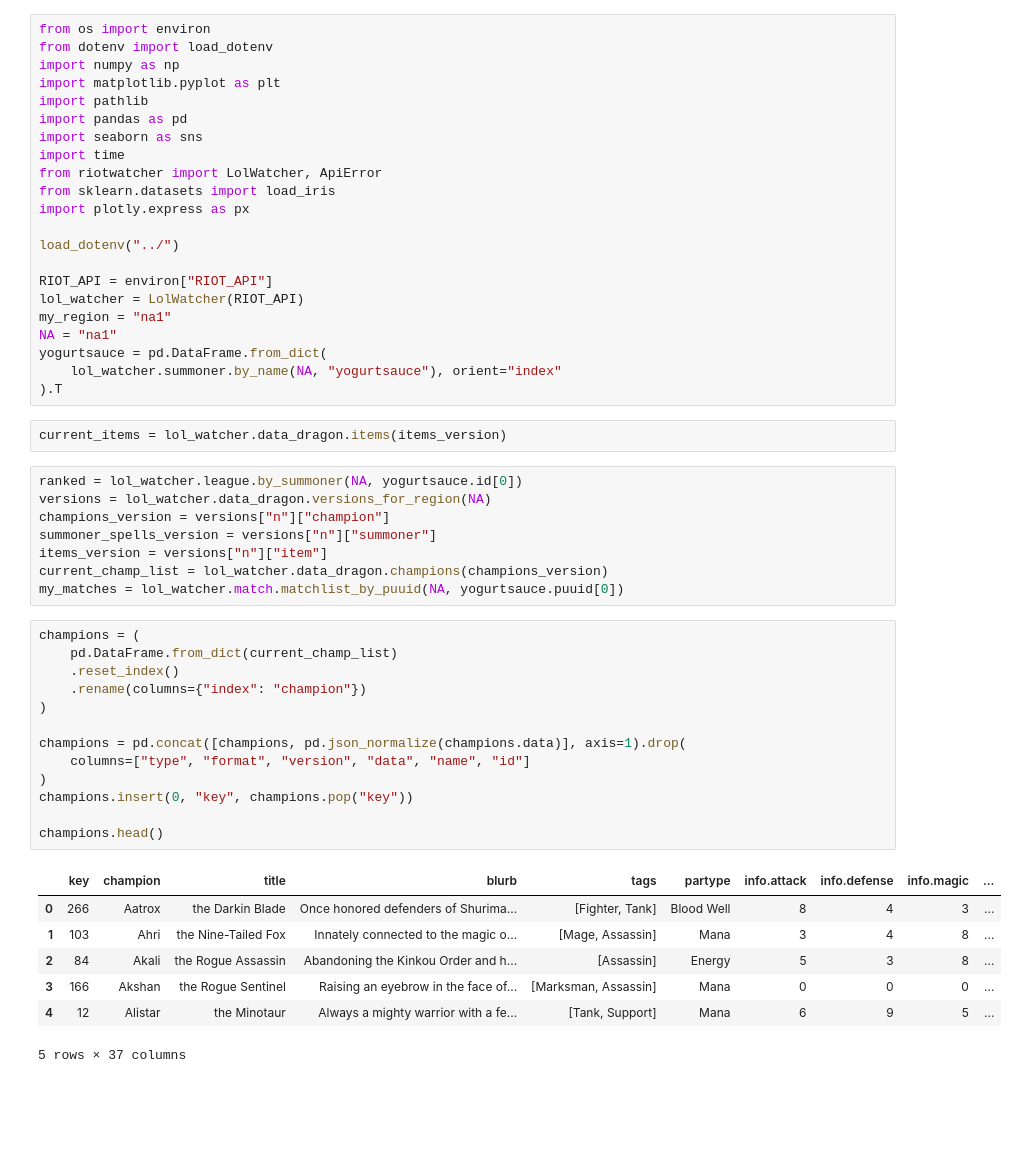
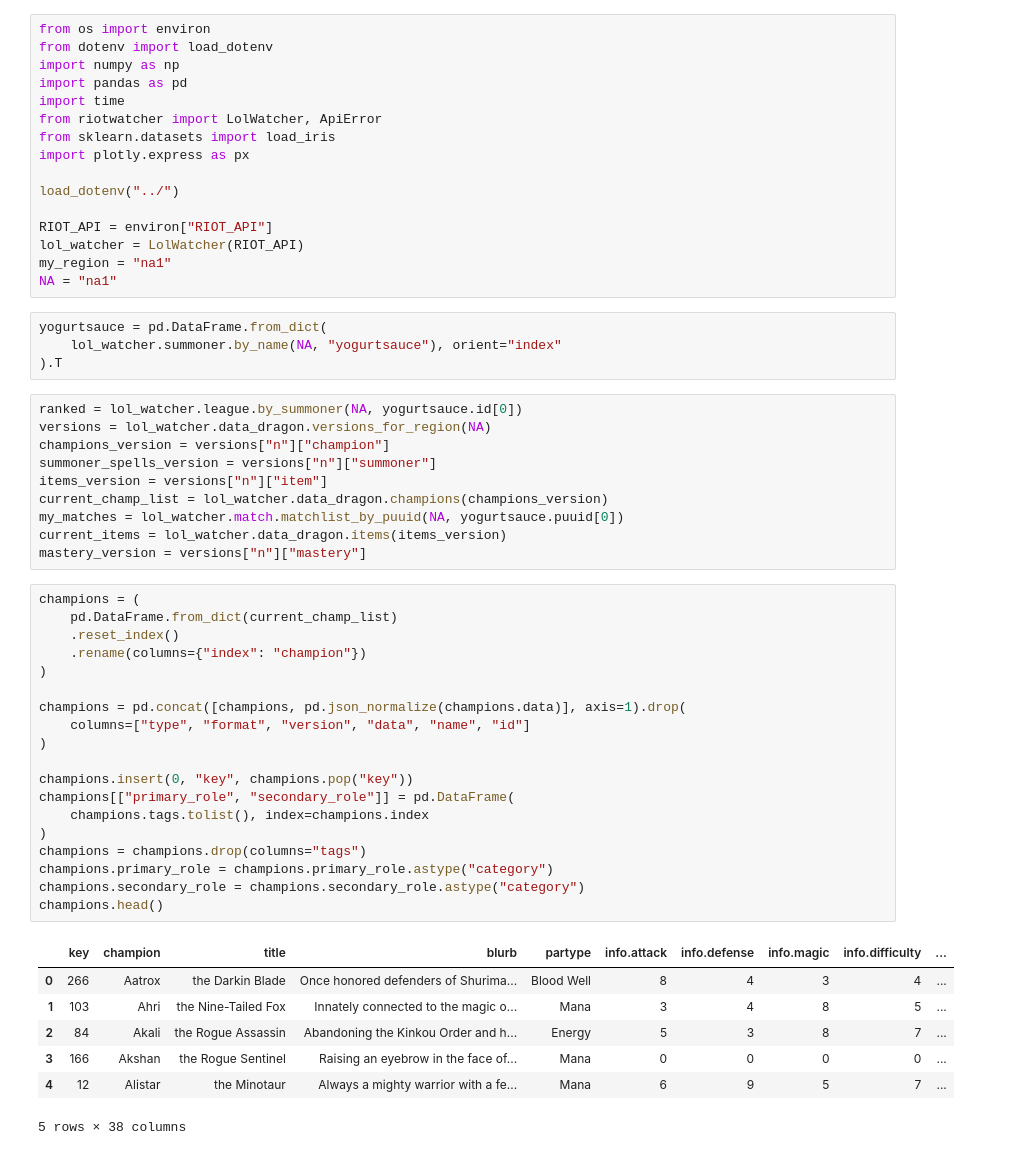
Before and after one commit to nicholasptran/league-information, a Jupyter notebook: notebooks/first_notebook.ipynb, the cells around one changed output. Cells and saved outputs as stored; diff of their text form; blank space fills up the shorter version.

Commit message:
added more of the champion variables to the final df

```diff
--- a/notebooks/first_notebook.ipynb
+++ b/notebooks/first_notebook.ipynb
@@ -2,10 +2,7 @@
 from os import environ
 from dotenv import load_dotenv
 import numpy as np
-import matplotlib.pyplot as plt
-import pathlib
 import pandas as pd
-import seaborn as sns
 import time
 from riotwatcher import LolWatcher, ApiError
 from sklearn.datasets import load_iris
@@ -17,11 +14,10 @@ RIOT_API = environ["RIOT_API"]
 lol_watcher = LolWatcher(RIOT_API)
 my_region = "na1"
 NA = "na1"
-yogurtsauce = pd.DataFrame.from_dict(
-    lol_watcher.summoner.by_name(NA, "yogurtsauce"), orient="index"
-).T
-# %%
-current_items = lol_watcher.data_dragon.items(items_version)
+# %%
+yogurtsauce = pd.DataFrame.from_dict(
+    lol_watcher.summoner.by_name(NA, "yogurtsauce"), orient="index"
+).T
 # %%
 ranked = lol_watcher.league.by_summoner(NA, yogurtsauce.id[0])
 versions = lol_watcher.data_dragon.versions_for_region(NA)
@@ -30,24 +26,32 @@ summoner_spells_version = versions["n"]["summoner"]
 items_version = versions["n"]["item"]
 current_champ_list = lol_watcher.data_dragon.champions(champions_version)
 my_matches = lol_watcher.match.matchlist_by_puuid(NA, yogurtsauce.puuid[0])
+current_items = lol_watcher.data_dragon.items(items_version)
+mastery_version = versions["n"]["mastery"]
 # %%
 champions = (
     pd.DataFrame.from_dict(current_champ_list)
     .reset_index()
     .rename(columns={"index": "champion"})
 )
 
 champions = pd.concat([champions, pd.json_normalize(champions.data)], axis=1).drop(
     columns=["type", "format", "version", "data", "name", "id"]
 )
+
 champions.insert(0, "key", champions.pop("key"))
-
+champions[["primary_role", "secondary_role"]] = pd.DataFrame(
+    champions.tags.tolist(), index=champions.index
+)
+champions = champions.drop(columns="tags")
+champions.primary_role = champions.primary_role.astype("category")
+champions.secondary_role = champions.secondary_role.astype("category")
 champions.head()
 # %% [output]
-|  | key | champion | title | blurb | tags | partype | info.attack | info.defense | info.magic | ... |
-| 0 | 266 | Aatrox | the Darkin Blade | Once honored defenders of Shurima... | [Fighter, Tank] | Blood Well | 8 | 4 | 3 | ... |
-| 1 | 103 | Ahri | the Nine-Tailed Fox | Innately connected to the magic o... | [Mage, Assassin] | Mana | 3 | 4 | 8 | ... |
-| 2 | 84 | Akali | the Rogue Assassin | Abandoning the Kinkou Order and h... | [Assassin] | Energy | 5 | 3 | 8 | ... |
-| 3 | 166 | Akshan | the Rogue Sentinel | Raising an eyebrow in the face of... | [Marksman, Assassin] | Mana | 0 | 0 | 0 | ... |
-| 4 | 12 | Alistar | the Minotaur | Always a mighty warrior with a fe... | [Tank, Support] | Mana | 6 | 9 | 5 | ... |
+|  | key | champion | title | blurb | partype | info.attack | info.defense | info.magic | info.difficulty | ... |
+| 0 | 266 | Aatrox | the Darkin Blade | Once honored defenders of Shurima... | Blood Well | 8 | 4 | 3 | 4 | ... |
+| 1 | 103 | Ahri | the Nine-Tailed Fox | Innately connected to the magic o... | Mana | 3 | 4 | 8 | 5 | ... |
+| 2 | 84 | Akali | the Rogue Assassin | Abandoning the Kinkou Order and h... | Energy | 5 | 3 | 8 | 7 | ... |
+| 3 | 166 | Akshan | the Rogue Sentinel | Raising an eyebrow in the face of... | Mana | 0 | 0 | 0 | 0 | ... |
+| 4 | 12 | Alistar | the Minotaur | Always a mighty warrior with a fe... | Mana | 6 | 9 | 5 | 7 | ... |
-5 rows × 37 columns
+5 rows × 38 columns
```
Also changed, not shown: parts of 10 cells of this notebook, 1 other file.
